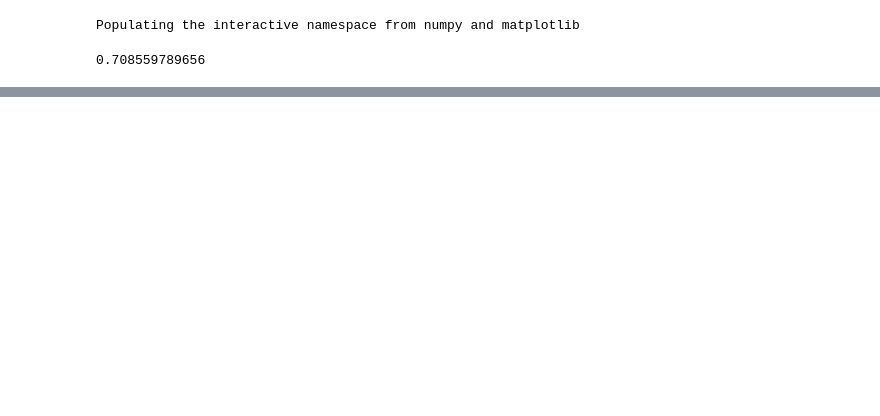
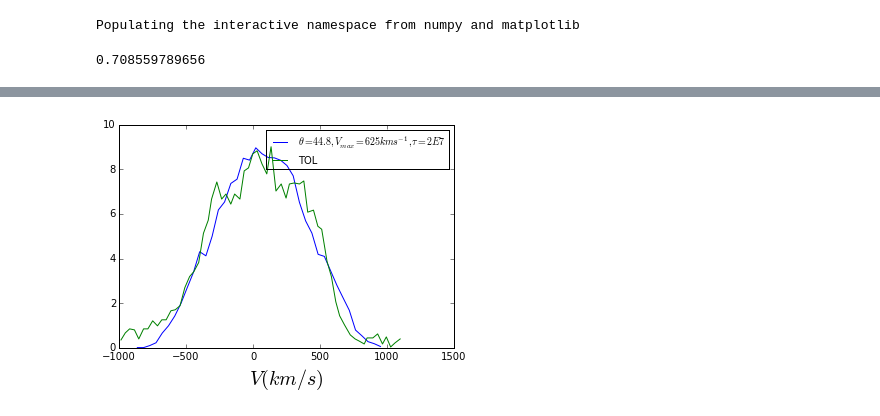
Before and after one commit to astroandes/tololo-lya-fit, a Jupyter notebook: code/CLARA_profiles.ipynb, the cells around one changed output, grey strips where cells are left out. Drawn from its saved outputs; the diff is of its cells as text; code cells hidden in the pictures; blank space fills up the shorter version.

```diff
--- a/code/CLARA_profiles.ipynb
+++ b/code/CLARA_profiles.ipynb
@@ -33,0 +43,8 @@ print sum(tol[:,1]/(sum(tol[:,1])))
+# %%
+plot(-dataV625[:,1]*12.85 + voff, dataV625[:,0]*sum(tol[:,1])*Norm/sum(dataV625[:,0]),label=r"$\theta = 44.8, V_{max}=625kms^{-1}, \tau=2E7$")
+plot(tol[:,0], tol[:,1], label="TOL")
+xlabel(r"$V(km/s)$", fontsize=20)
+legend(fontsize=10)
+savefig("CLARA3-TOL.png")
+# %% [output]
+[figure, added]
```
Also changed, not shown: parts of 8 cells of this notebook, 3 other files.
